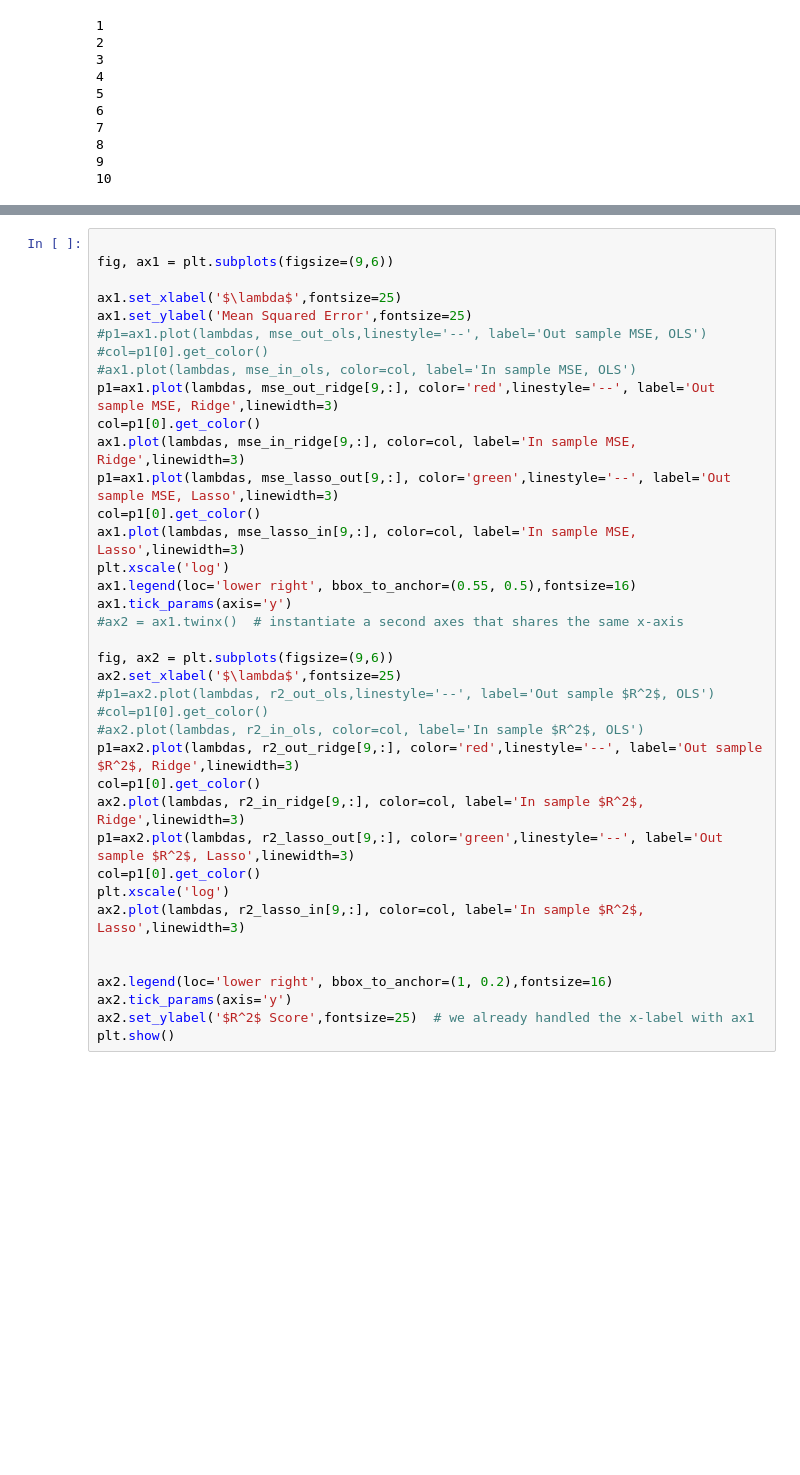
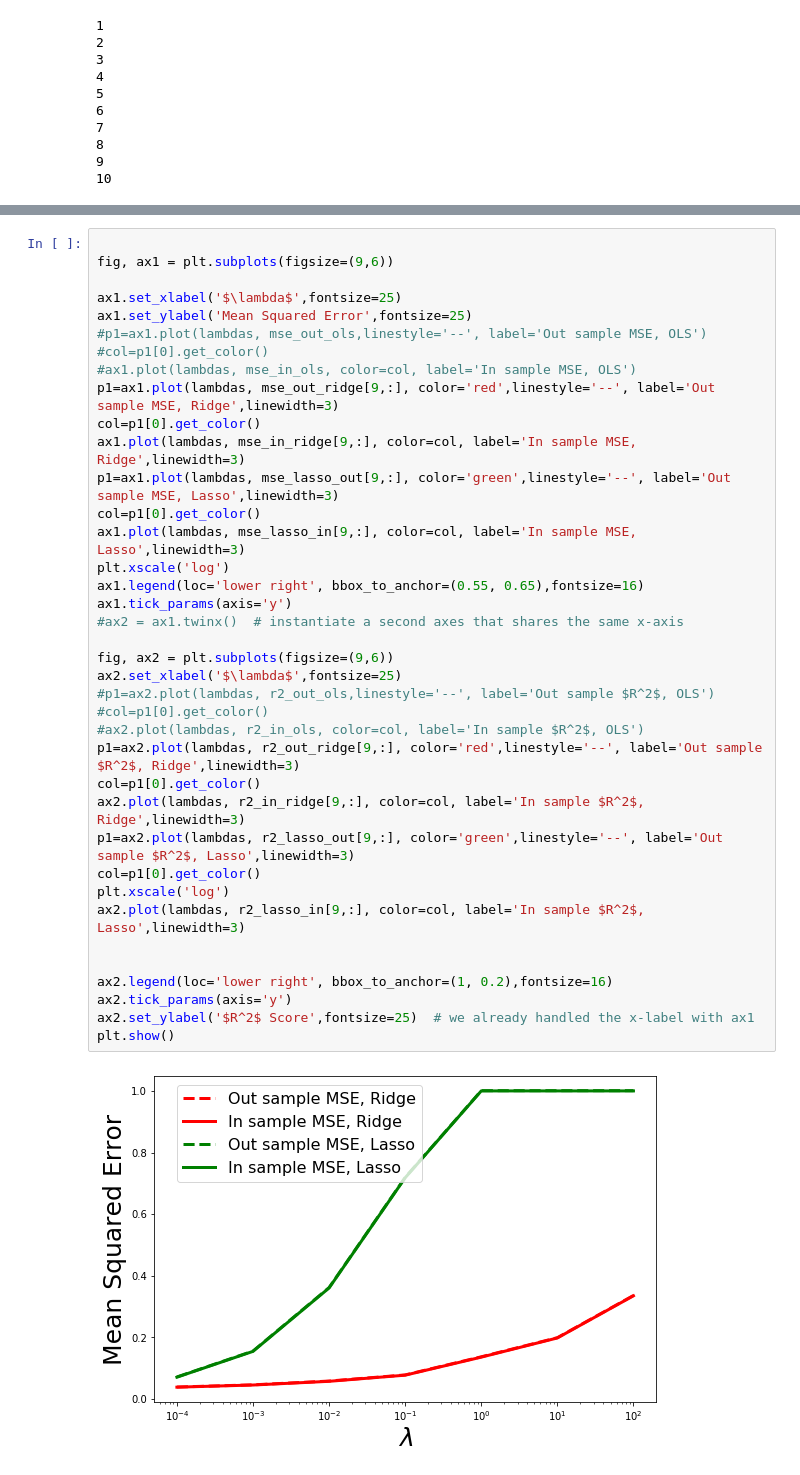
Before and after one commit to VemundST/Project1, a Jupyter notebook: main.ipynb, the cells around one changed output, grey strips where cells are left out. Drawn from its saved outputs; the diff is of its cells as text; blank space fills up the shorter version.

```diff
--- a/main.ipynb
+++ b/main.ipynb
@@ -1703,31 +1706,33 @@ ax1.set_ylabel('Mean Squared Error',fontsize=25)
 #col=p1[0].get_color()
 #ax1.plot(lambdas, mse_in_ols, color=col, label='In sample MSE, OLS')
 p1=ax1.plot(lambdas, mse_out_ridge[9,:], color='red',linestyle='--', label='Out sample MSE, Ridge',linewidth=3)
 col=p1[0].get_color()
 ax1.plot(lambdas, mse_in_ridge[9,:], color=col, label='In sample MSE, Ridge',linewidth=3)
 p1=ax1.plot(lambdas, mse_lasso_out[9,:], color='green',linestyle='--', label='Out sample MSE, Lasso',linewidth=3)
 col=p1[0].get_color()
 ax1.plot(lambdas, mse_lasso_in[9,:], color=col, label='In sample MSE, Lasso',linewidth=3)
 plt.xscale('log')
-ax1.legend(loc='lower right', bbox_to_anchor=(0.55, 0.5),fontsize=16)
+ax1.legend(loc='lower right', bbox_to_anchor=(0.55, 0.65),fontsize=16)
 ax1.tick_params(axis='y')
 #ax2 = ax1.twinx()  # instantiate a second axes that shares the same x-axis
 
 fig, ax2 = plt.subplots(figsize=(9,6))
 ax2.set_xlabel('$\lambda$',fontsize=25)
 #p1=ax2.plot(lambdas, r2_out_ols,linestyle='--', label='Out sample $R^2$, OLS')
 #col=p1[0].get_color()
 #ax2.plot(lambdas, r2_in_ols, color=col, label='In sample $R^2$, OLS')
 p1=ax2.plot(lambdas, r2_out_ridge[9,:], color='red',linestyle='--', label='Out sample $R^2$, Ridge',linewidth=3)
 col=p1[0].get_color()
 ax2.plot(lambdas, r2_in_ridge[9,:], color=col, label='In sample $R^2$, Ridge',linewidth=3)
 p1=ax2.plot(lambdas, r2_lasso_out[9,:], color='green',linestyle='--', label='Out sample $R^2$, Lasso',linewidth=3)
 col=p1[0].get_color()
 plt.xscale('log')
 ax2.plot(lambdas, r2_lasso_in[9,:], color=col, label='In sample $R^2$, Lasso',linewidth=3)
 
 
 ax2.legend(loc='lower right', bbox_to_anchor=(1, 0.2),fontsize=16)
 ax2.tick_params(axis='y')
 ax2.set_ylabel('$R^2$ Score',fontsize=25)  # we already handled the x-label with ax1
 plt.show()
+# %% [output]
+[figure, added]
```
Also changed, not shown: parts of 2 cells of this notebook, 4 other files.
